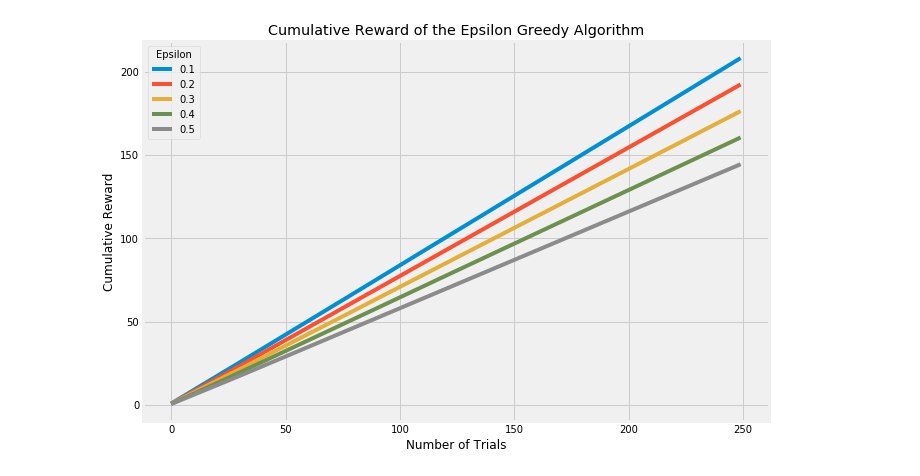
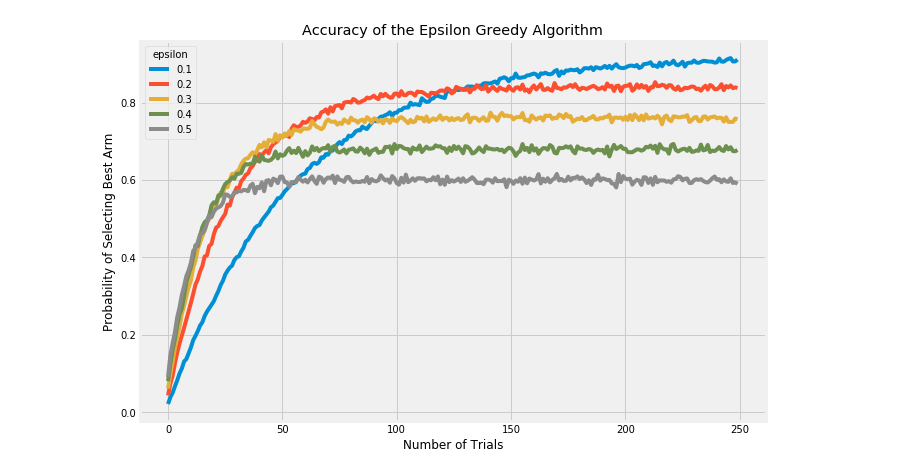
Before and after one commit to raffg/multi_armed_bandit, a Jupyter notebook: monte_carlo.ipynb, the cells around one changed output. Saved outputs shown, nothing was run; the diff lists cells and outputs as text; code cells hidden in the pictures.

```diff
--- a/monte_carlo.ipynb
+++ b/monte_carlo.ipynb
@@ -75,14 +57,4 @@ plot_performance(df_ave)
-# %%
-plot_cumulative_reward(df_ave)
-# plt.figure(figsize=(10, 7))
-# for epsilon in df_ave['epsilon'].unique():
-#     plt.plot(df_ave[df_ave['epsilon'] == epsilon]['trial'],
-#              df_ave[df_ave['epsilon'] == epsilon]['cumulative_reward'],
-#              label=epsilon)
-# plt.legend(title='Epsilon')
-# plt.xlabel('Number of Trials')
-# plt.ylabel('Cumulative Reward')
-# plt.title('Cumulative Reward of the Epsilon Greedy Algorithm')
-# plt.show()
-# %% [output]
-[figure, removed]
+# %%
+plot_accuracy(df_ave, probabilities, 'Epsilon Greedy', 'epsilon')
+# %% [output]
+[figure, added]
```
Also changed, not shown: parts of 100 cells of this notebook, 4 other files.
